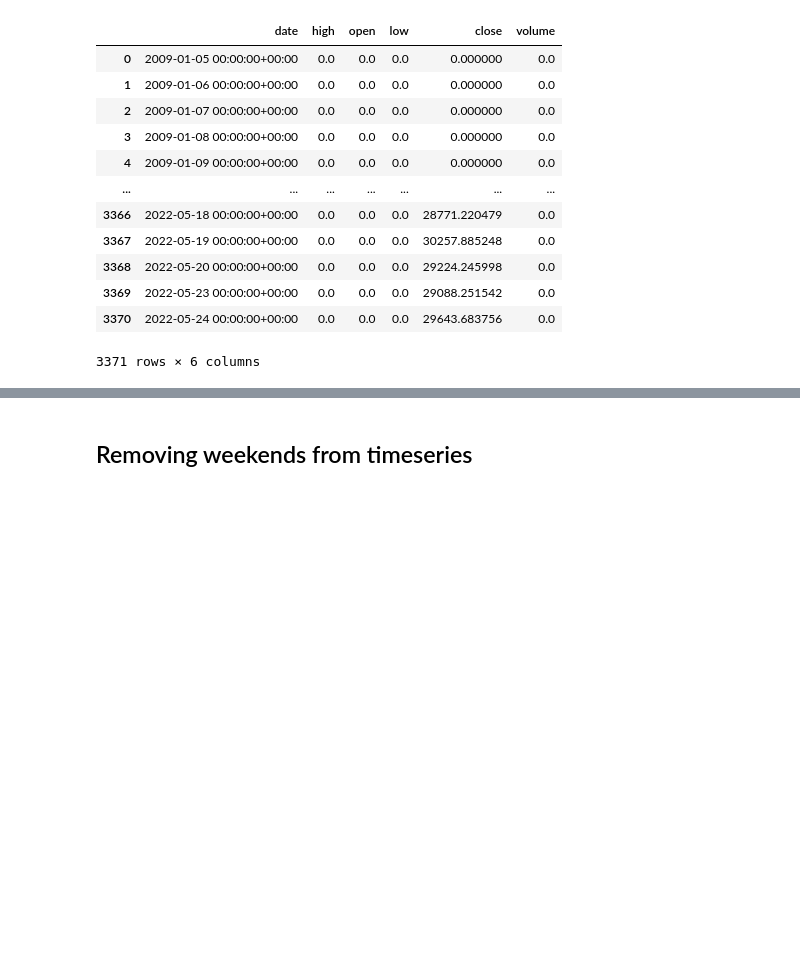
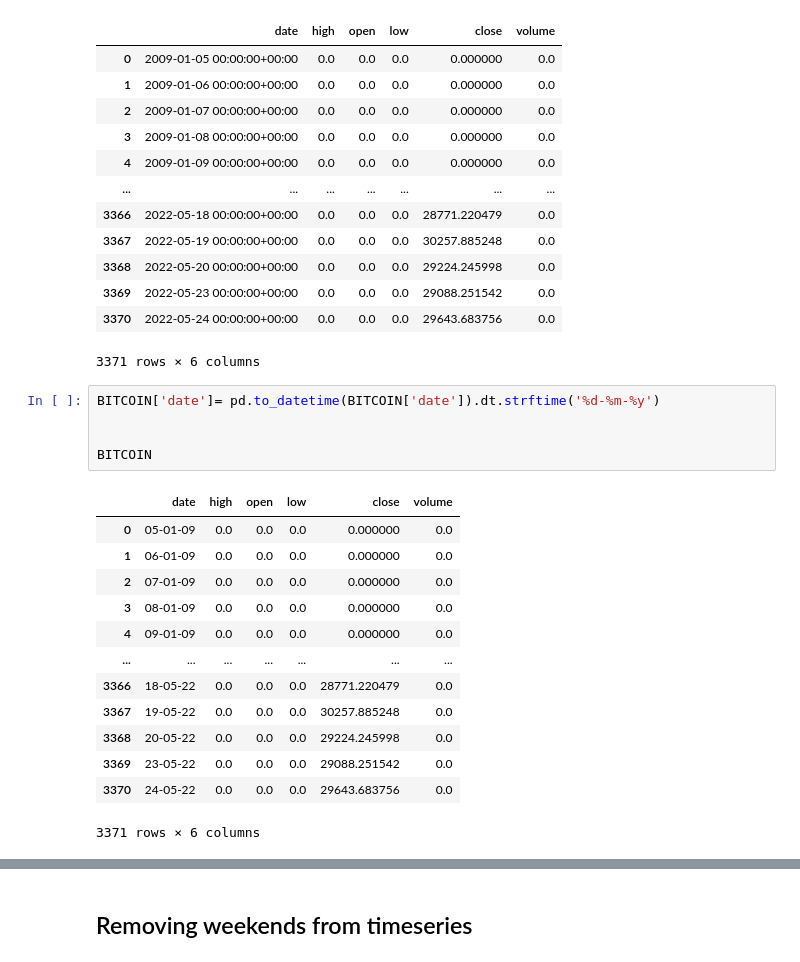
Before and after one commit to francoishcm/BackTesting, a Jupyter notebook: Zipline_Reloaded_BacktestEngine_6_05072022.ipynb, the cells around one changed output, grey strips where cells are left out. Cells and saved outputs as stored; diff of their text form; blank space fills up the shorter version.

```diff
--- a/Zipline_Reloaded_BacktestEngine_6_05072022.ipynb
+++ b/Zipline_Reloaded_BacktestEngine_6_05072022.ipynb
@@ -1411,3 +1446,22 @@ memory usage: 158.1+ KB
 | 3369 | 2022-05-23 00:00:00+00:00 | 0.0 | 0.0 | 0.0 | 29088.251542 | 0.0 |
 | 3370 | 2022-05-24 00:00:00+00:00 | 0.0 | 0.0 | 0.0 | 29643.683756 | 0.0 |
 3371 rows × 6 columns
+# %%
+BITCOIN['date']= pd.to_datetime(BITCOIN['date']).dt.strftime('%d-%m-%y')
+
+
+BITCOIN
+# %% [output]
+|  | date | high | open | low | close | volume |
+| 0 | 05-01-09 | 0.0 | 0.0 | 0.0 | 0.000000 | 0.0 |
+| 1 | 06-01-09 | 0.0 | 0.0 | 0.0 | 0.000000 | 0.0 |
+| 2 | 07-01-09 | 0.0 | 0.0 | 0.0 | 0.000000 | 0.0 |
+| 3 | 08-01-09 | 0.0 | 0.0 | 0.0 | 0.000000 | 0.0 |
+| 4 | 09-01-09 | 0.0 | 0.0 | 0.0 | 0.000000 | 0.0 |
+| ... | ... | ... | ... | ... | ... | ... |
+| 3366 | 18-05-22 | 0.0 | 0.0 | 0.0 | 28771.220479 | 0.0 |
+| 3367 | 19-05-22 | 0.0 | 0.0 | 0.0 | 30257.885248 | 0.0 |
+| 3368 | 20-05-22 | 0.0 | 0.0 | 0.0 | 29224.245998 | 0.0 |
+| 3369 | 23-05-22 | 0.0 | 0.0 | 0.0 | 29088.251542 | 0.0 |
+| 3370 | 24-05-22 | 0.0 | 0.0 | 0.0 | 29643.683756 | 0.0 |
+3371 rows × 6 columns
```
Also changed, not shown: parts of 8 cells of this notebook.
